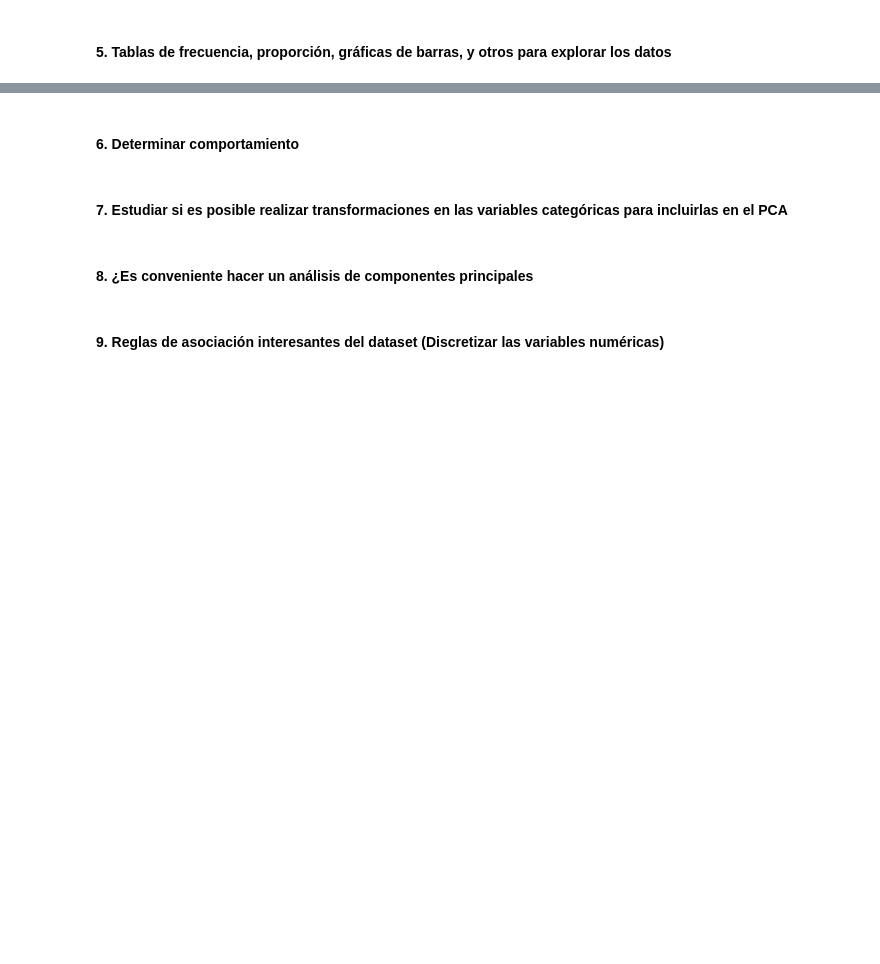
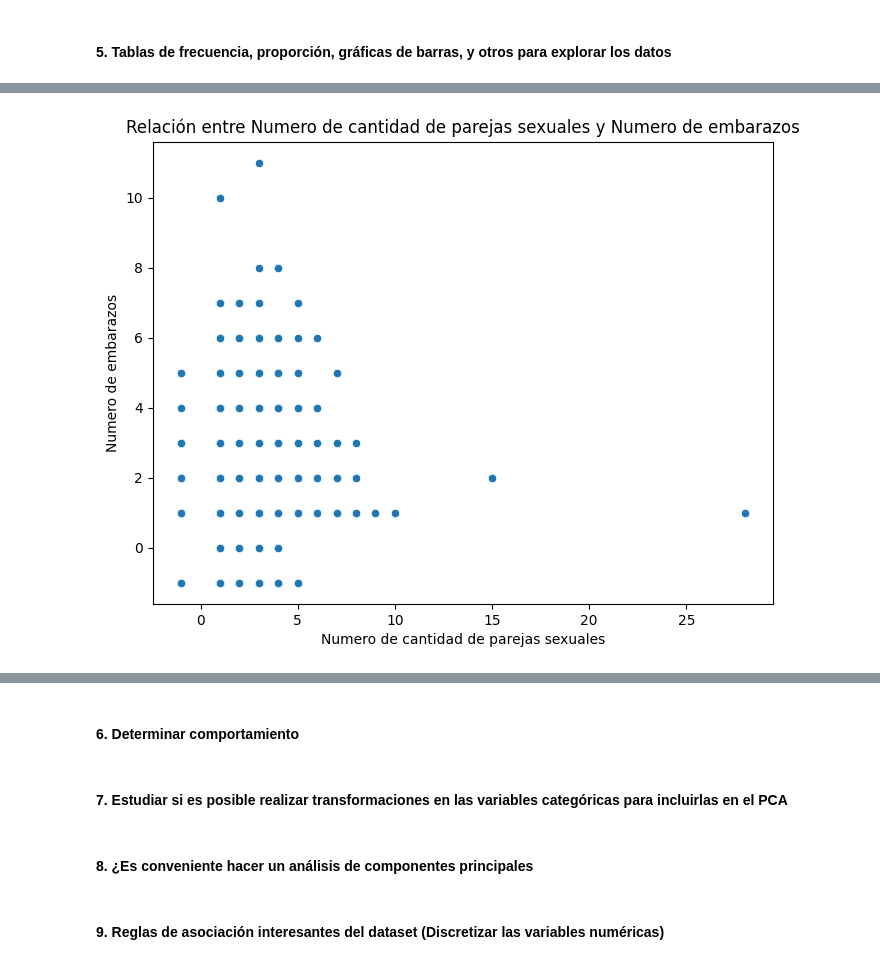
Before and after one commit to CrisLayB/DataScience_Lab01, a Jupyter notebook: lab-01.ipynb, the cells around one changed output, grey strips where cells are left out. Saved outputs shown, nothing was run; the diff lists cells and outputs as text; code cells hidden in the pictures; blank space fills up the shorter version.

```diff
--- a/lab-01.ipynb
+++ b/lab-01.ipynb
@@ -394,0 +455,9 @@ Se puede observar que el 1% de los pacientes fueron diagnosticados con NIC (Neop
+# %%
+plt.figure(figsize=(8, 6))
+sns.scatterplot(x='Number of sexual partners', y='Num of pregnancies', data=data_frame)
+plt.xlabel('Numero de cantidad de parejas sexuales')
+plt.ylabel('Numero de embarazos')
+plt.title('Relación entre Numero de cantidad de parejas sexuales y Numero de embarazos')
+plt.show()
+# %% [output]
+[figure, added]
```
Also changed, not shown: parts of 12 cells of this notebook.
